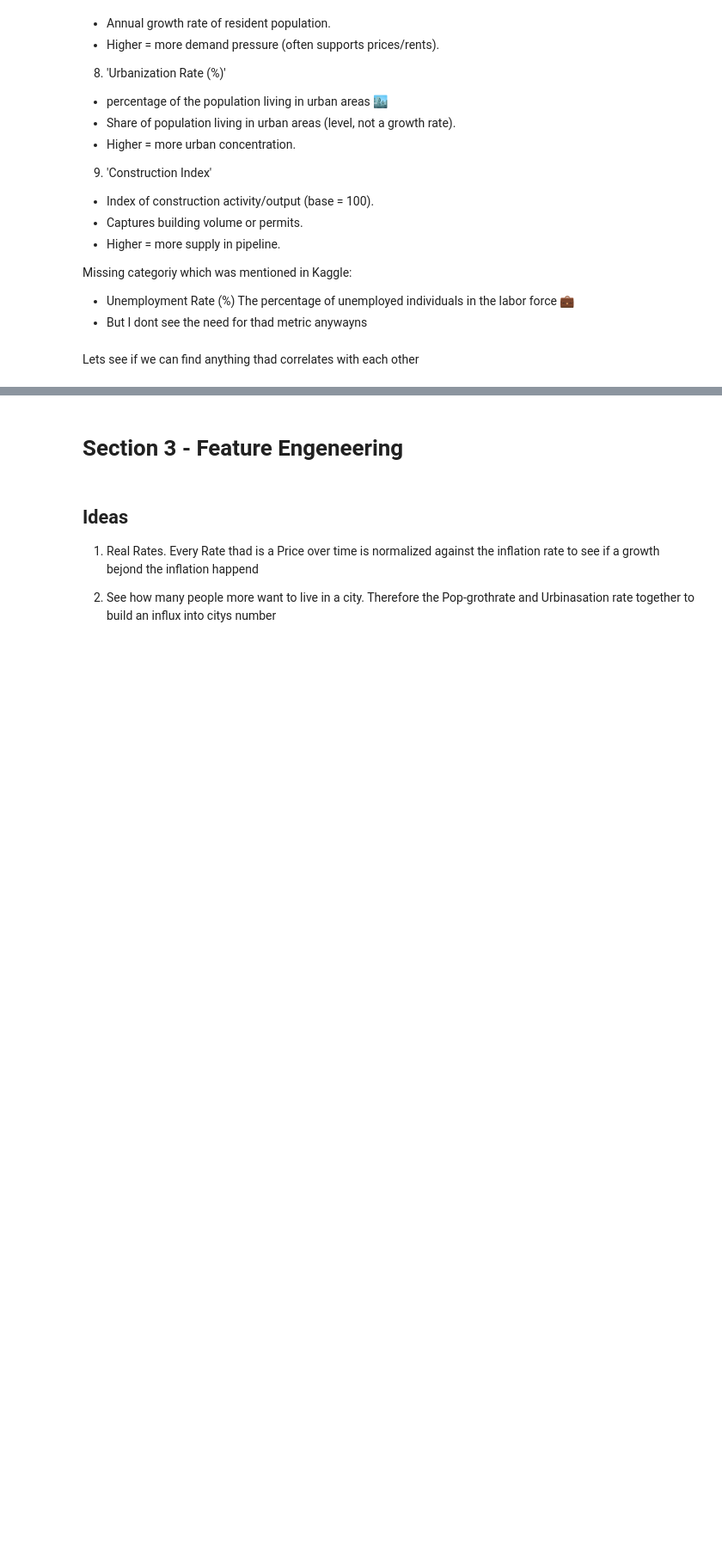
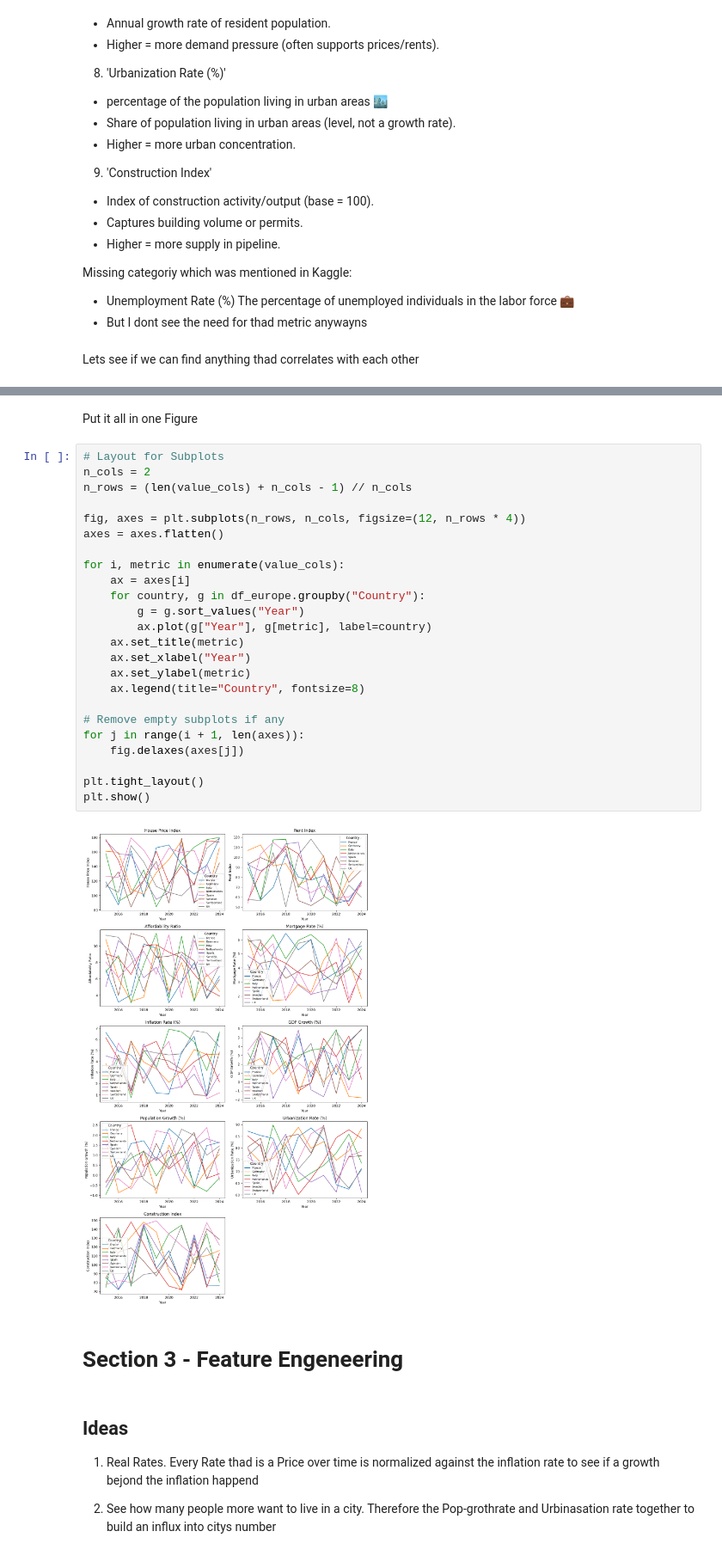
Before and after one commit to MaximilianKlein92/data_anaylsis_global_housing_market, a Jupyter notebook: jupyter_notebooks/ETL.ipynb, the cells around one changed output, grey strips where cells are left out. Shown at 86% size. Cells and saved outputs as stored; diff of their text form; blank space fills up the shorter version.

```diff
--- a/jupyter_notebooks/ETL.ipynb
+++ b/jupyter_notebooks/ETL.ipynb
@@ -281,3 +330,31 @@ plt.show()
+# %% [markdown]
+Put it all in one Figure
+# %%
+# Layout for Subplots
+n_cols = 2
+n_rows = (len(value_cols) + n_cols - 1) // n_cols
+
+fig, axes = plt.subplots(n_rows, n_cols, figsize=(12, n_rows * 4))
+axes = axes.flatten()
+
+for i, metric in enumerate(value_cols):
+    ax = axes[i]
+    for country, g in df_europe.groupby("Country"):
+        g = g.sort_values("Year")
+        ax.plot(g["Year"], g[metric], label=country)
+    ax.set_title(metric)
+    ax.set_xlabel("Year")
+    ax.set_ylabel(metric)
+    ax.legend(title="Country", fontsize=8)
+
+# Remove empty subplots if any
+for j in range(i + 1, len(axes)):
+    fig.delaxes(axes[j])
+
+plt.tight_layout()
+plt.show()
+# %% [output]
+[figure, added]
 # %% [markdown]
 # Section 3 - Feature Engeneering
 # %% [markdown]
```
Also changed, not shown: parts of 16 cells of this notebook, 1 other file.
